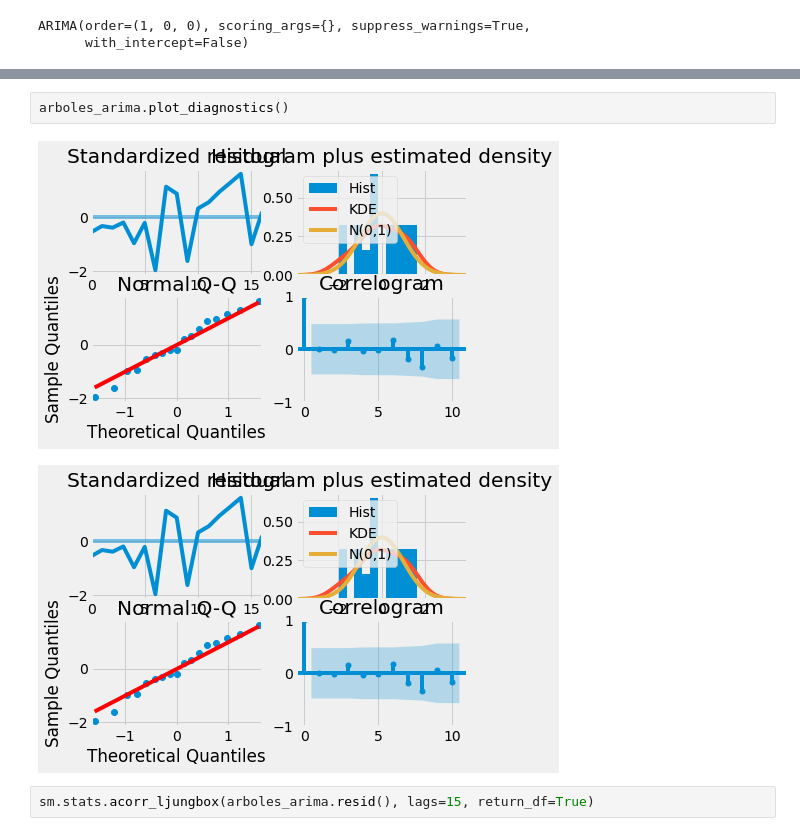
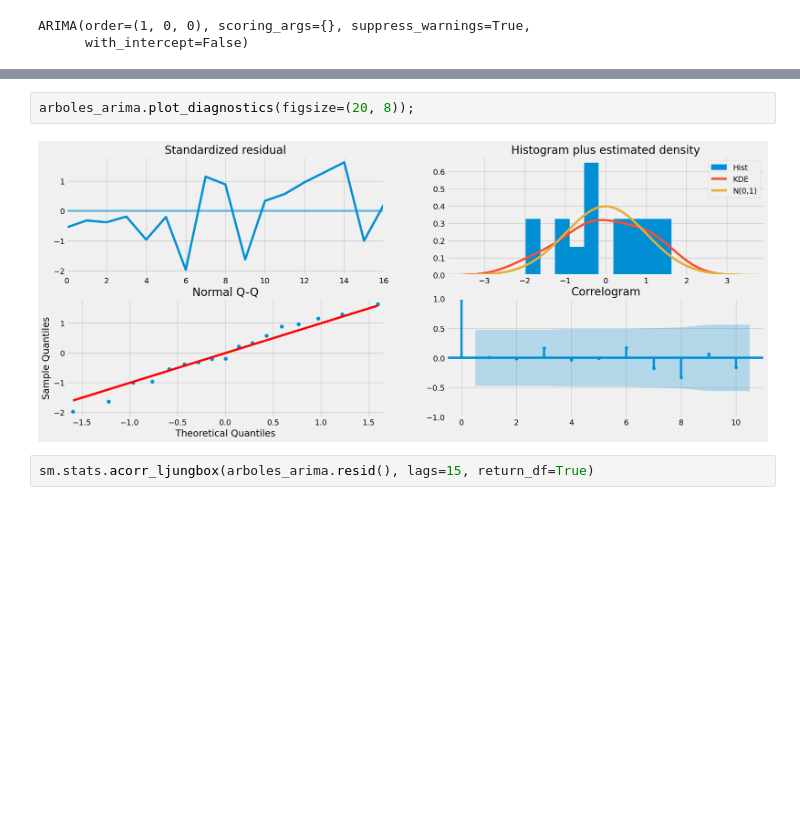
Before and after one commit to fv00/presentacion-forecasting, a Jupyter notebook: arboles.ipynb, the cells around one changed output, grey strips where cells are left out. Drawn from its saved outputs; the diff is of its cells as text; blank space fills up the shorter version.

```diff
--- a/arboles.ipynb
+++ b/arboles.ipynb
@@ -168,10 +162,9 @@ SARIMAX Results
 Warnings:
 [1] Covariance matrix calculated using the outer product of gradients (complex-step).
 # %%
-arboles_arima.plot_diagnostics()
+arboles_arima.plot_diagnostics(figsize=(20, 8));
 # %% [output]
-[figure, old version]
+[figure, new version]
-[figure, removed]
 # %%
 sm.stats.acorr_ljungbox(arboles_arima.resid(), lags=15, return_df=True)
 # %% [output]
```
Also changed, not shown: parts of 8 cells of this notebook, 1 other file.
